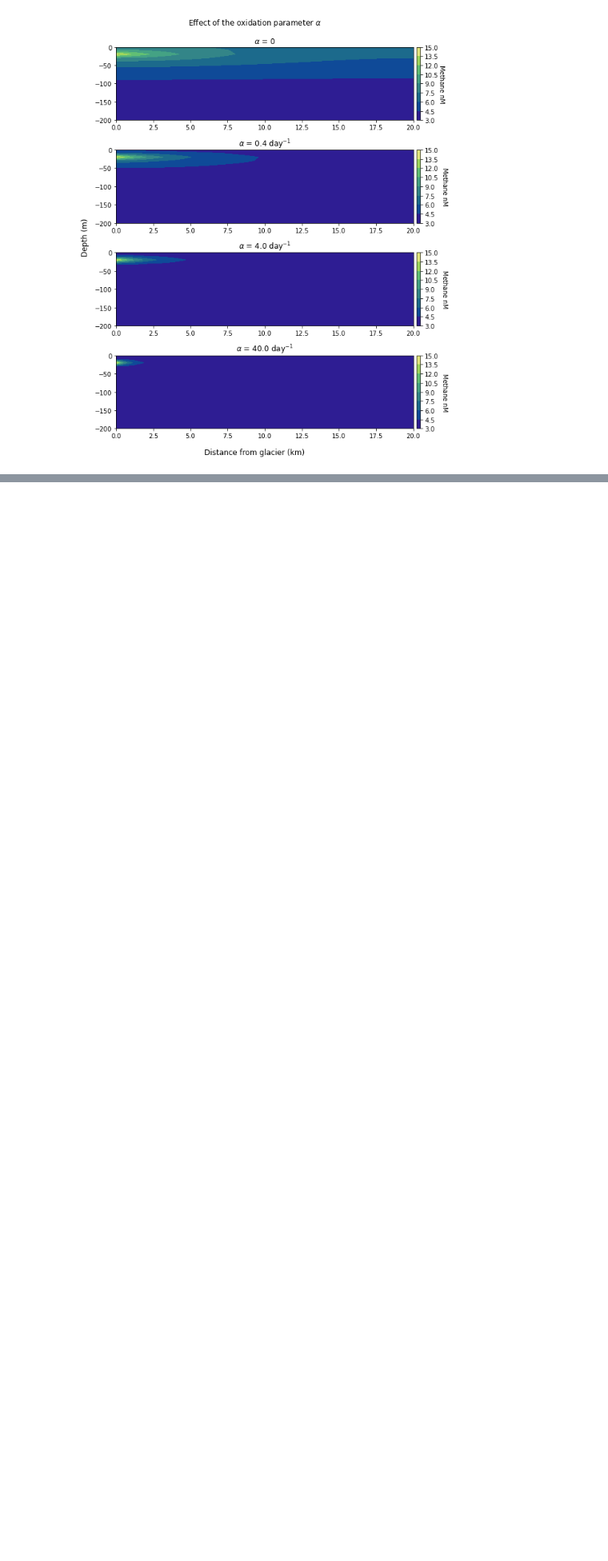
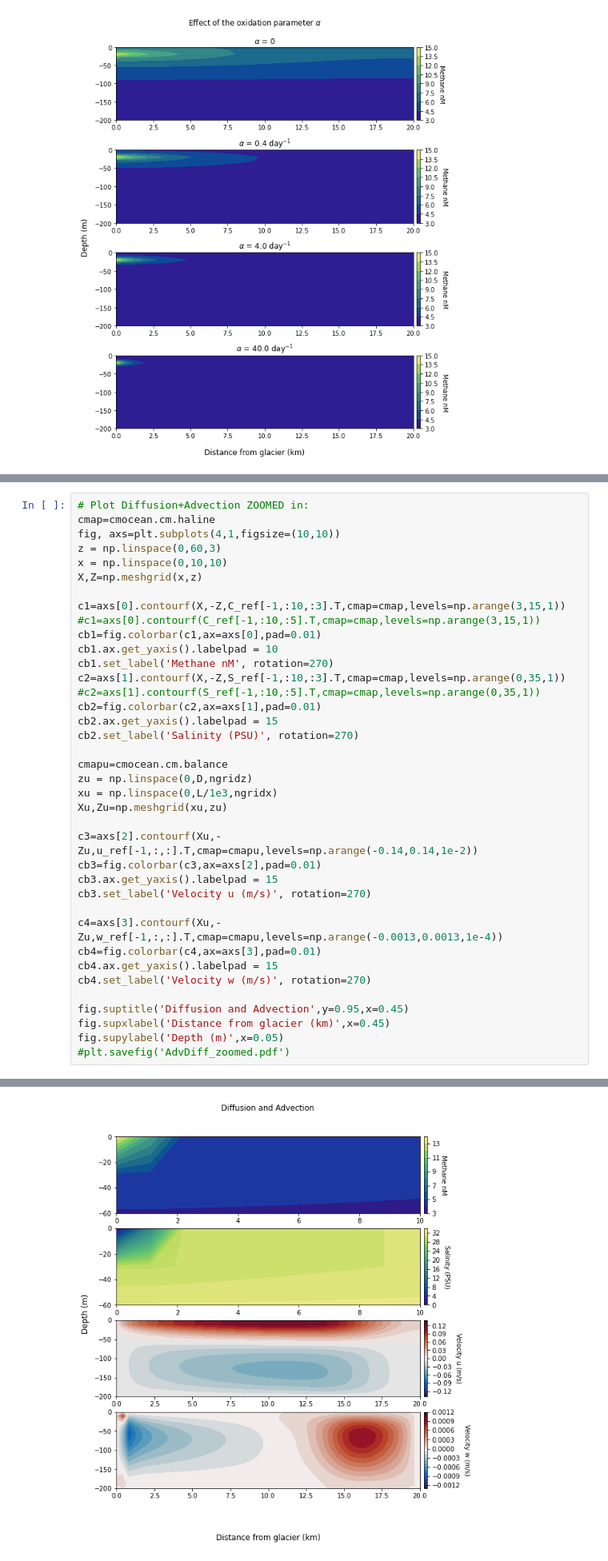
Before and after one commit to krobinson99/EOSC511Project, a Jupyter notebook: glacier_perturbations.ipynb, the cells around one changed output, grey strips where cells are left out. Shown at 80% size. Drawn from its saved outputs; the diff is of its cells as text; blank space fills up the shorter version.

Commit message:
advection perturbations

```diff
--- a/glacier_perturbations.ipynb
+++ b/glacier_perturbations.ipynb
@@ -379,0 +286,39 @@ def animate(frames):
+# %%
+# Plot Diffusion+Advection ZOOMED in:
+cmap=cmocean.cm.haline
+fig, axs=plt.subplots(4,1,figsize=(10,10))
+z = np.linspace(0,60,3)
+x = np.linspace(0,10,10)
+X,Z=np.meshgrid(x,z)
+
+c1=axs[0].contourf(X,-Z,C_ref[-1,:10,:3].T,cmap=cmap,levels=np.arange(3,15,1))
+#c1=axs[0].contourf(C_ref[-1,:10,:5].T,cmap=cmap,levels=np.arange(3,15,1))
+cb1=fig.colorbar(c1,ax=axs[0],pad=0.01)
+cb1.ax.get_yaxis().labelpad = 10
+cb1.set_label('Methane nM', rotation=270)
+c2=axs[1].contourf(X,-Z,S_ref[-1,:10,:3].T,cmap=cmap,levels=np.arange(0,35,1))
+#c2=axs[1].contourf(S_ref[-1,:10,:5].T,cmap=cmap,levels=np.arange(0,35,1))
+cb2=fig.colorbar(c2,ax=axs[1],pad=0.01)
+cb2.ax.get_yaxis().labelpad = 15
+cb2.set_label('Salinity (PSU)', rotation=270)
+
+cmapu=cmocean.cm.balance
+zu = np.linspace(0,D,ngridz)
+xu = np.linspace(0,L/1e3,ngridx)
+Xu,Zu=np.meshgrid(xu,zu)
+
+c3=axs[2].contourf(Xu,-Zu,u_ref[-1,:,:].T,cmap=cmapu,levels=np.arange(-0.14,0.14,1e-2))
+cb3=fig.colorbar(c3,ax=axs[2],pad=0.01)
+cb3.ax.get_yaxis().labelpad = 15
+cb3.set_label('Velocity u (m/s)', rotation=270)
+
+c4=axs[3].contourf(Xu,-Zu,w_ref[-1,:,:].T,cmap=cmapu,levels=np.arange(-0.0013,0.0013,1e-4))
+cb4=fig.colorbar(c4,ax=axs[3],pad=0.01)
+cb4.ax.get_yaxis().labelpad = 15
+cb4.set_label('Velocity w (m/s)', rotation=270)
+
+fig.suptitle('Diffusion and Advection',y=0.95,x=0.45)
+fig.supxlabel('Distance from glacier (km)',x=0.45)
+fig.supylabel('Depth (m)',x=0.05)
+#plt.savefig('AdvDiff_zoomed.pdf')
+# %% [output]
@@ -379,0 +326 @@ def animate(frames):
+[figure, added]
```
Also changed, not shown: parts of 16 cells of this notebook.
